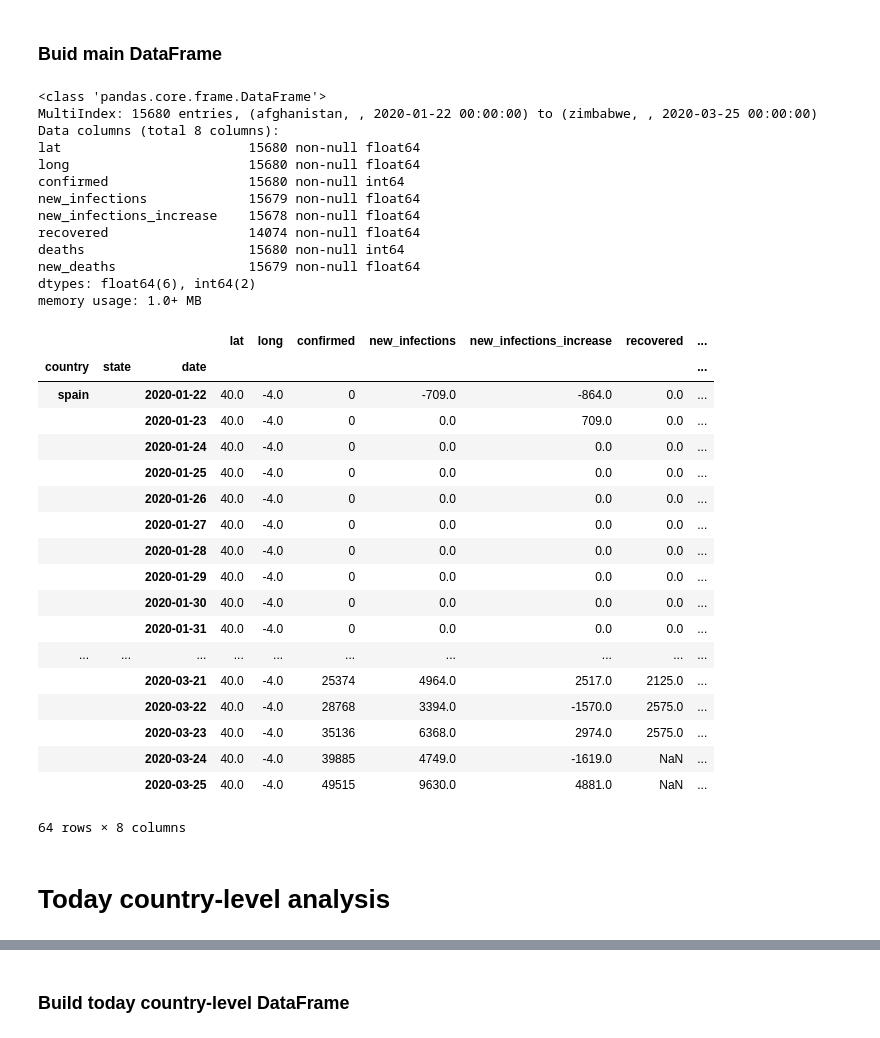
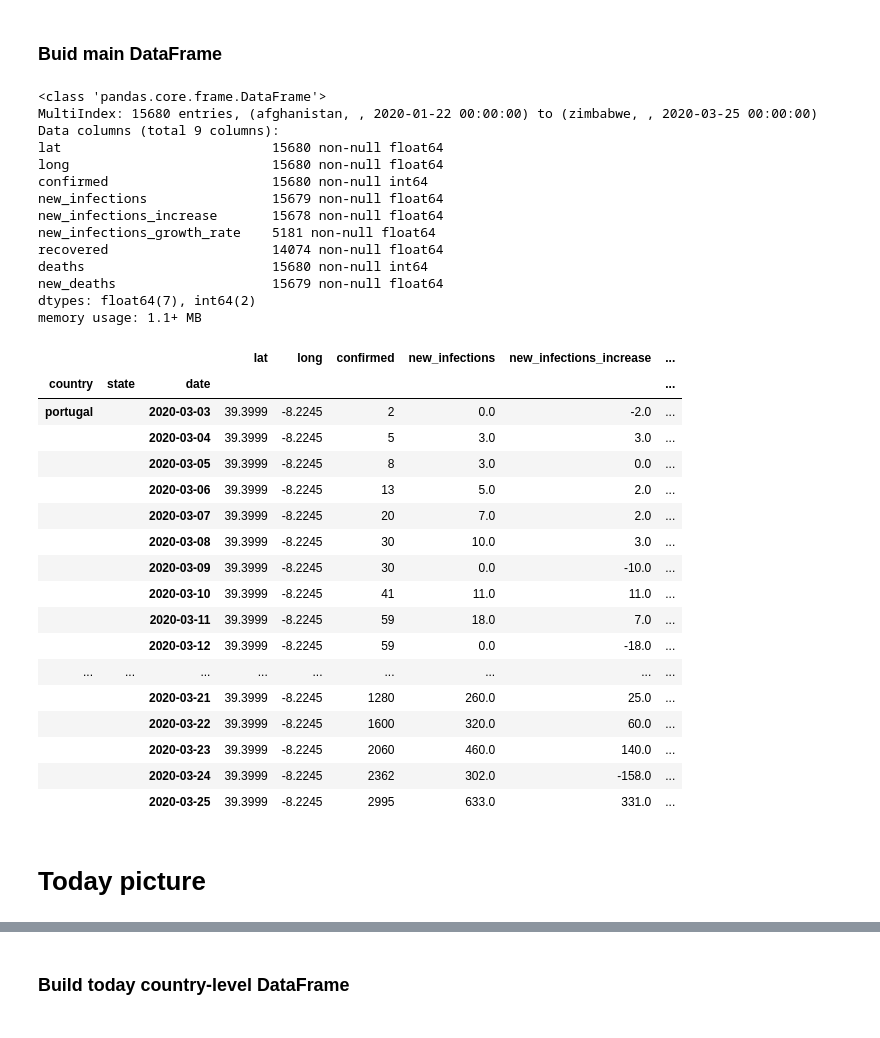
Before and after one commit to jnpicao/covid-19, a Jupyter notebook: import_db.ipynb, the cells around one changed output, grey strips where cells are left out. Drawn from its saved outputs; the diff is of its cells as text; code cells hidden in the pictures.

```diff
--- a/import_db.ipynb
+++ b/import_db.ipynb
@@ -160,53 +160,55 @@ def tidy_df(df_original, df_population=None):
 
     df_tidy['new_infections'] = df_tidy['confirmed'].diff()
     df_tidy['new_infections_increase'] = df_tidy['new_infections'].diff()
+    df_tidy['new_infections_growth_rate'] = df_tidy['new_infections'].pct_change().mul(100)
+
 
     df_tidy['new_deaths'] = df_tidy['deaths'].diff()
 
-    df_tidy = df_tidy[['lat', 'long', 'confirmed', 'new_infections', 'new_infections_increase', 'recovered', 'deaths', 'new_deaths']]
+    df_tidy = df_tidy[['lat', 'long', 'confirmed', 'new_infections', 'new_infections_increase', 'new_infections_growth_rate', 'recovered', 'deaths', 'new_deaths']]
 
     return df_tidy
 # %%
-df_main = tidy_df(df_original, df_population)
+df_main = tidy_df(df_original)
 # %%
 df_main.info()
 # %% [output]
 <class 'pandas.core.frame.DataFrame'>
 MultiIndex: 15680 entries, (afghanistan, , 2020-01-22 00:00:00) to (zimbabwe, , 2020-03-25 00:00:00)
-Data columns (total 8 columns):
-lat                        15680 non-null float64
-long                       15680 non-null float64
-confirmed                  15680 non-null int64
-new_infections             15679 non-null float64
-new_infections_increase    15678 non-null float64
-recovered                  14074 non-null float64
-deaths                     15680 non-null int64
-new_deaths                 15679 non-null float64
-dtypes: float64(6), int64(2)
-memory usage: 1.0+ MB
+Data columns (total 9 columns):
+lat                           15680 non-null float64
+long                          15680 non-null float64
+confirmed                     15680 non-null int64
+new_infections                15679 non-null float64
+new_infections_increase       15678 non-null float64
+new_infections_growth_rate    5181 non-null float64
+recovered                     14074 non-null float64
+deaths                        15680 non-null int64
+new_deaths                    15679 non-null float64
+dtypes: float64(7), int64(2)
+memory usage: 1.1+ MB
 # %%
 # df_main.index.get_level_values('state').drop_duplicates()
 # %%
-df_main.loc[idx["spain", :,:], :]
+df_main.loc[idx["portugal", :,"2020-03-03":], :]
 # %% [output]
-|  |  |  | lat | long | confirmed | new_infections | new_infections_increase | recovered | ... |
-| country | state | date |  |  |  |  |  |  | ... |
-| spain |  | 2020-01-22 | 40.0 | -4.0 | 0 | -709.0 | -864.0 | 0.0 | ... |
-|  |  | 2020-01-23 | 40.0 | -4.0 | 0 | 0.0 | 709.0 | 0.0 | ... |
-|  |  | 2020-01-24 | 40.0 | -4.0 | 0 | 0.0 | 0.0 | 0.0 | ... |
-|  |  | 2020-01-25 | 40.0 | -4.0 | 0 | 0.0 | 0.0 | 0.0 | ... |
-|  |  | 2020-01-26 | 40.0 | -4.0 | 0 | 0.0 | 0.0 | 0.0 | ... |
-|  |  | 2020-01-27 | 40.0 | -4.0 | 0 | 0.0 | 0.0 | 0.0 | ... |
-|  |  | 2020-01-28 | 40.0 | -4.0 | 0 | 0.0 | 0.0 | 0.0 | ... |
-|  |  | 2020-01-29 | 40.0 | -4.0 | 0 | 0.0 | 0.0 | 0.0 | ... |
-|  |  | 2020-01-30 | 40.0 | -4.0 | 0 | 0.0 | 0.0 | 0.0 | ... |
-|  |  | 2020-01-31 | 40.0 | -4.0 | 0 | 0.0 | 0.0 | 0.0 | ... |
-| ... | ... | ... | ... | ... | ... | ... | ... | ... | ... |
-|  |  | 2020-03-21 | 40.0 | -4.0 | 25374 | 4964.0 | 2517.0 | 2125.0 | ... |
-|  |  | 2020-03-22 | 40.0 | -4.0 | 28768 | 3394.0 | -1570.0 | 2575.0 | ... |
-|  |  | 2020-03-23 | 40.0 | -4.0 | 35136 | 6368.0 | 2974.0 | 2575.0 | ... |
-|  |  | 2020-03-24 | 40.0 | -4.0 | 39885 | 4749.0 | -1619.0 | NaN | ... |
-|  |  | 2020-03-25 | 40.0 | -4.0 | 49515 | 9630.0 | 4881.0 | NaN | ... |
+|  |  |  | lat | long | confirmed | new_infections | new_infections_increase | ... |
+| country | state | date |  |  |  |  |  | ... |
+| portugal |  | 2020-03-03 | 39.3999 | -8.2245 | 2 | 0.0 | -2.0 | ... |
+|  |  | 2020-03-04 | 39.3999 | -8.2245 | 5 | 3.0 | 3.0 | ... |
+|  |  | 2020-03-05 | 39.3999 | -8.2245 | 8 | 3.0 | 0.0 | ... |
+|  |  | 2020-03-06 | 39.3999 | -8.2245 | 13 | 5.0 | 2.0 | ... |
+|  |  | 2020-03-07 | 39.3999 | -8.2245 | 20 | 7.0 | 2.0 | ... |
+|  |  | 2020-03-08 | 39.3999 | -8.2245 | 30 | 10.0 | 3.0 | ... |
+|  |  | 2020-03-09 | 39.3999 | -8.2245 | 30 | 0.0 | -10.0 | ... |
+|  |  | 2020-03-10 | 39.3999 | -8.2245 | 41 | 11.0 | 11.0 | ... |
+|  |  | 2020-03-11 | 39.3999 | -8.2245 | 59 | 18.0 | 7.0 | ... |
+|  |  | 2020-03-12 | 39.3999 | -8.2245 | 59 | 0.0 | -18.0 | ... |
+| ... | ... | ... | ... | ... | ... | ... | ... | ... |
+|  |  | 2020-03-21 | 39.3999 | -8.2245 | 1280 | 260.0 | 25.0 | ... |
+|  |  | 2020-03-22 | 39.3999 | -8.2245 | 1600 | 320.0 | 60.0 | ... |
+|  |  | 2020-03-23 | 39.3999 | -8.2245 | 2060 | 460.0 | 140.0 | ... |
+|  |  | 2020-03-24 | 39.3999 | -8.2245 | 2362 | 302.0 | -158.0 | ... |
+|  |  | 2020-03-25 | 39.3999 | -8.2245 | 2995 | 633.0 | 331.0 | ... |
-64 rows × 8 columns
 # %% [markdown]
-# Today country-level analysis
+# Today picture
```
Also changed, not shown: parts of 6 cells of this notebook.
